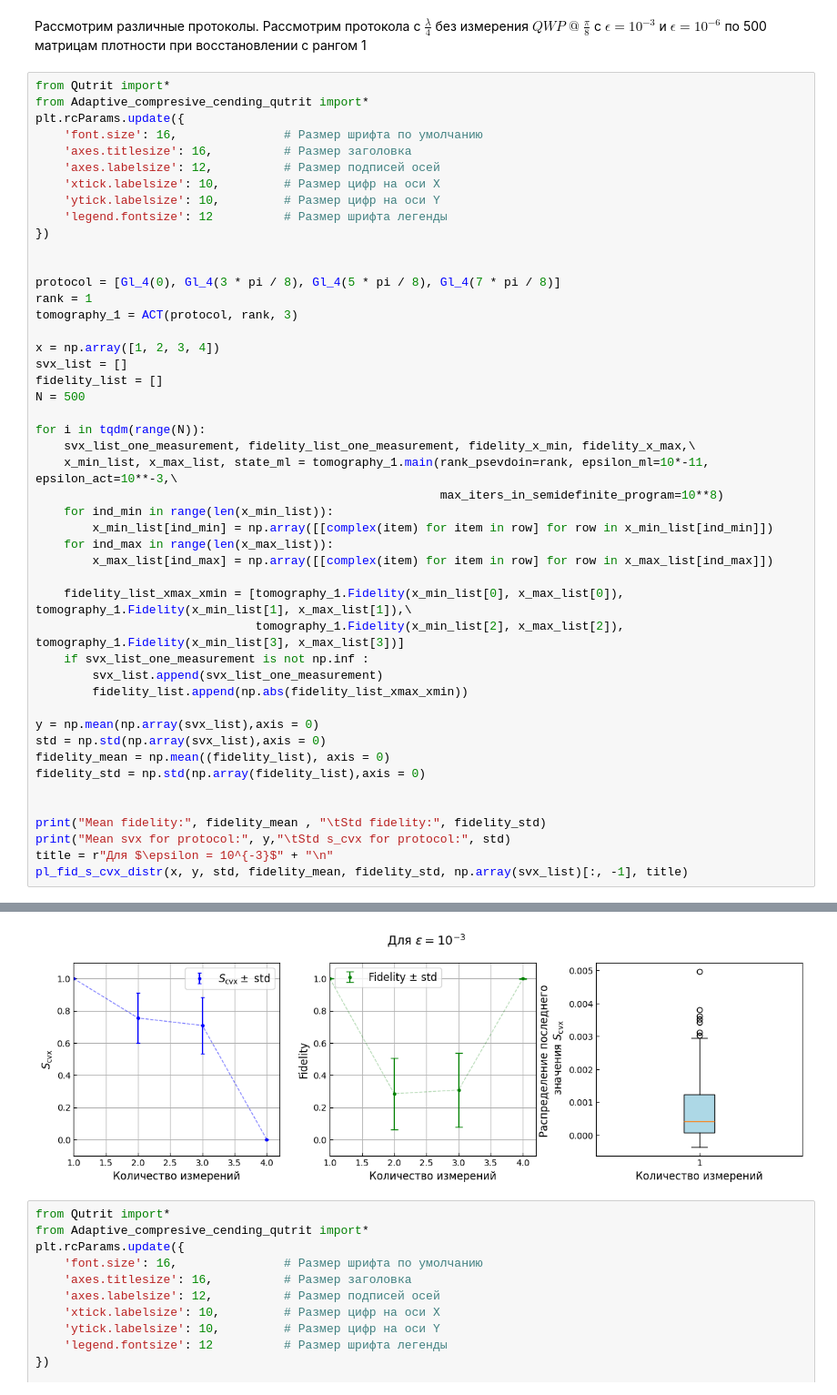
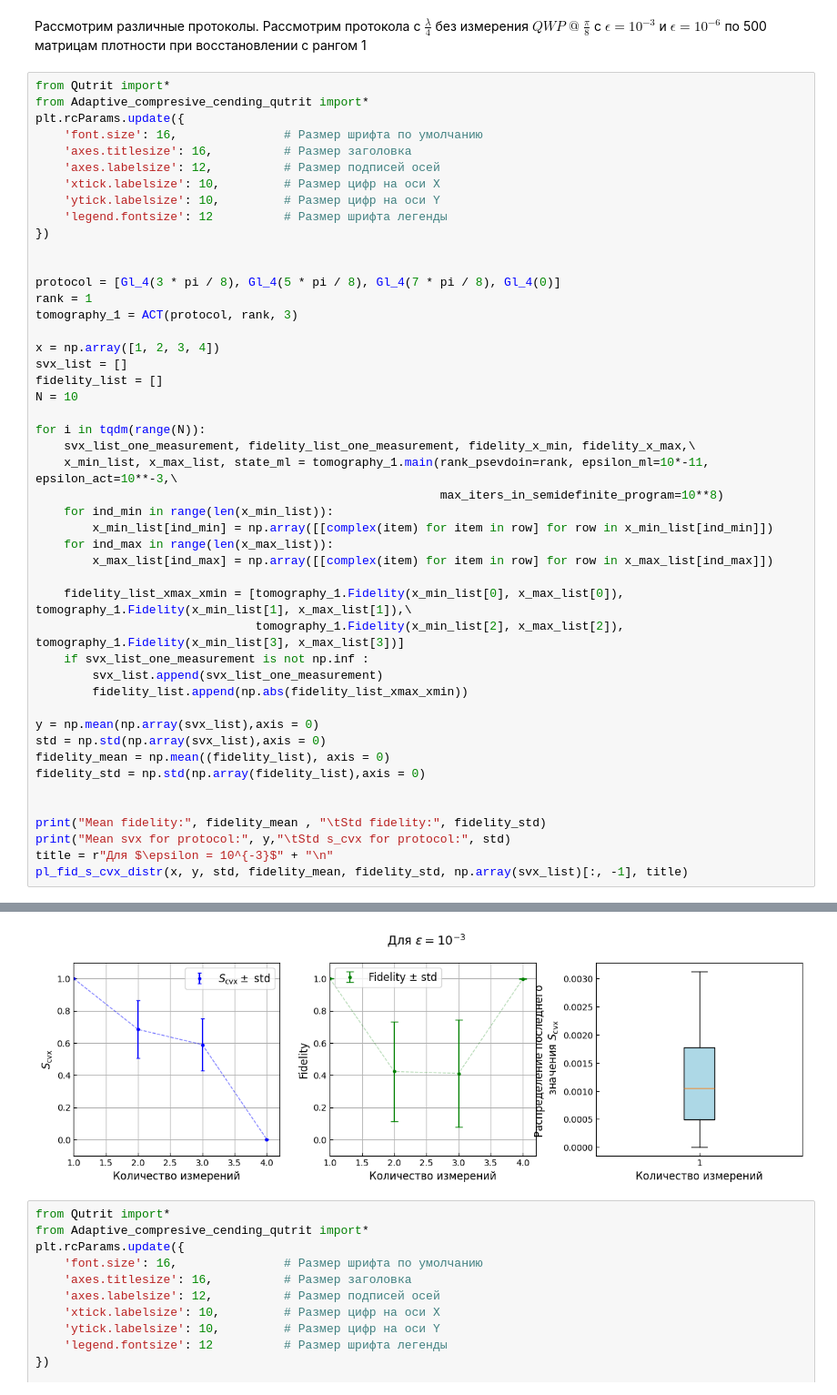
Before and after one commit to Denis-chupa/Quantum_tools, a Jupyter notebook: Tomography/src/research_data/different_protocol.ipynb, the cells around one changed output, grey strips where cells are left out. Shown at 91% size. Cells and saved outputs as stored; diff of their text form.

```diff
--- a/Tomography/src/research_data/different_protocol.ipynb
+++ b/Tomography/src/research_data/different_protocol.ipynb
@@ -136,14 +136,14 @@ plt.rcParams.update({
 })
 
 
-protocol = [Gl_4(0), Gl_4(3 * pi / 8), Gl_4(5 * pi / 8), Gl_4(7 * pi / 8)]
+protocol = [Gl_4(3 * pi / 8), Gl_4(5 * pi / 8), Gl_4(7 * pi / 8), Gl_4(0)]
 rank = 1
 tomography_1 = ACT(protocol, rank, 3)
 
 x = np.array([1, 2, 3, 4])
 svx_list = []
 fidelity_list = []
-N = 500
+N = 10
 
 for i in tqdm(range(N)):
     svx_list_one_measurement, fidelity_list_one_measurement, fidelity_x_min, fidelity_x_max,\
@@ -176,4 +176,4 @@ Mean svx for protocol: [1.00000000e+00 7.54877599e-01 7.08562809e-01 7.35341141e
-[figure, old version]
+[figure, new version]
 # %%
 from Qutrit import*
 from Adaptive_compresive_cending_qutrit import*
```
Also changed, not shown: parts of 3 cells of this notebook.
